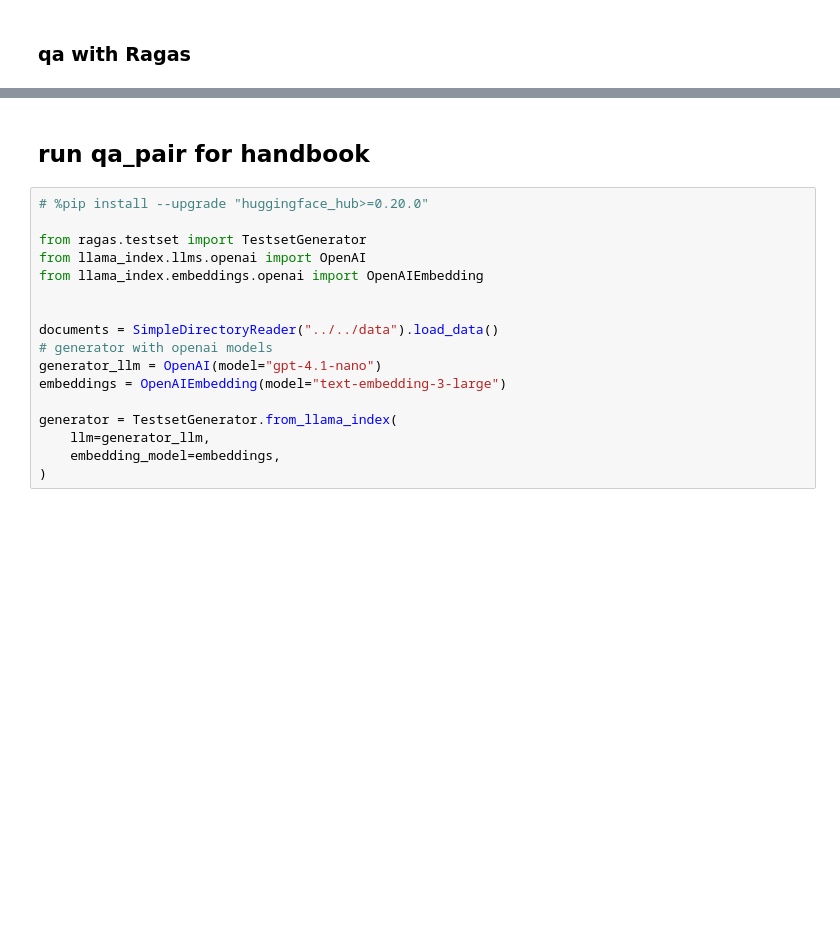
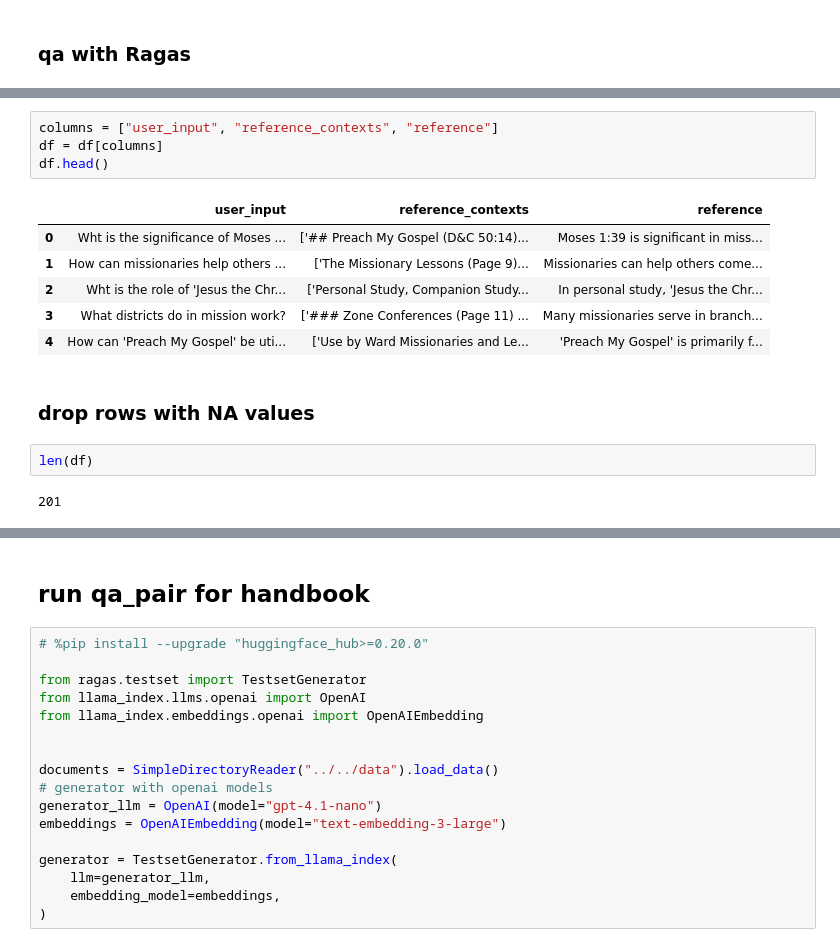
Before and after one commit to promise-emmanuel/Agentic_rag, a Jupyter notebook: Notebooks/qa_pairs/qa_pairs.ipynb, the cells around one changed output, grey strips where cells are left out. Cells and saved outputs as stored; diff of their text form; blank space fills up the shorter version.

```diff
--- a/Notebooks/qa_pairs/qa_pairs.ipynb
+++ b/Notebooks/qa_pairs/qa_pairs.ipynb
@@ -104,0 +187,17 @@ df.to_csv(f"../../processed_data/raw/combined_qa_pair.csv", index=False)
+# %%
+columns = ["user_input", "reference_contexts", "reference"]
+df = df[columns]
+df.head()
+# %% [output]
+|  | user_input | reference_contexts | reference |
+| 0 | Wht is the significance of Moses ... | ['## Preach My Gospel (D&C 50:14)... | Moses 1:39 is significant in miss... |
+| 1 | How can missionaries help others ... | ['The Missionary Lessons (Page 9)... | Missionaries can help others come... |
+| 2 | Wht is the role of 'Jesus the Chr... | ['Personal Study, Companion Study... | In personal study, 'Jesus the Chr... |
+| 3 | What districts do in mission work? | ['### Zone Conferences (Page 11) ... | Many missionaries serve in branch... |
+| 4 | How can 'Preach My Gospel' be uti... | ['Use by Ward Missionaries and Le... | 'Preach My Gospel' is primarily f... |
+# %% [markdown]
+### drop rows with NA values
+# %%
+len(df)
+# %% [output]
+201
```
Also changed, not shown: parts of 37 cells of this notebook, 14 other files.
